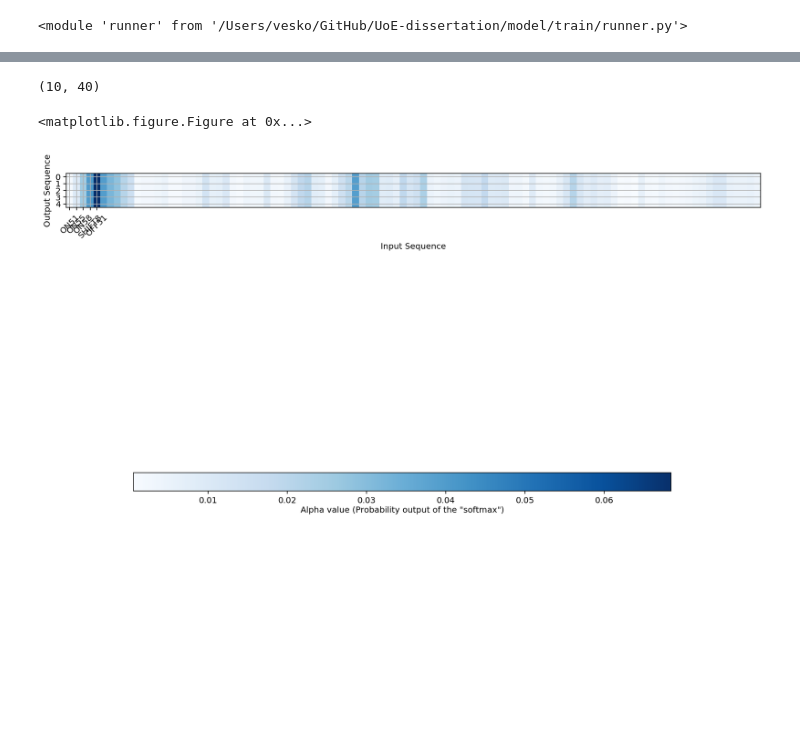
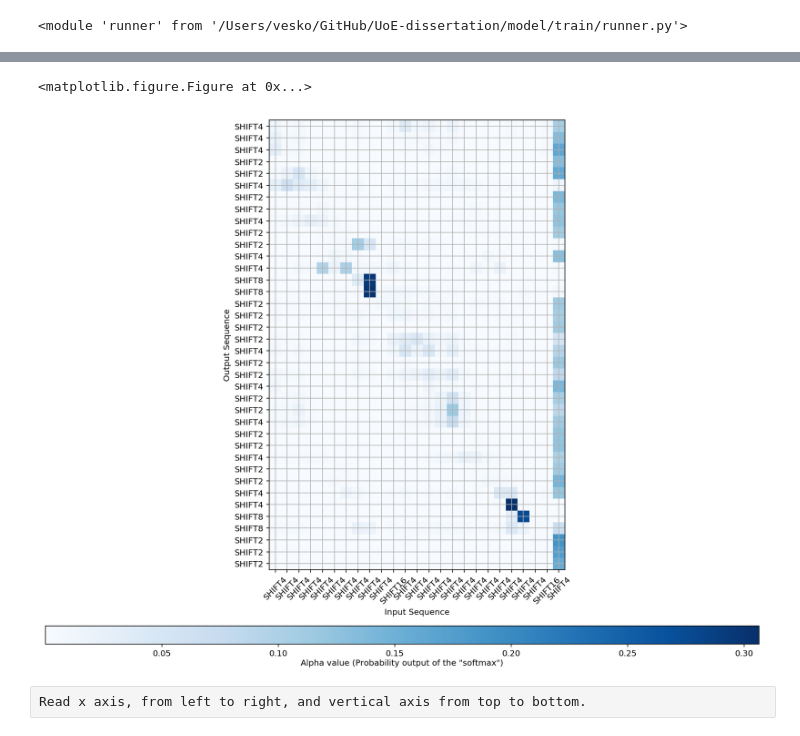
Before and after one commit to veskoch/UoE-dissertation, a Jupyter notebook: model/evaluate/viz/1.6 Viz.ipynb, the cells around one changed output, grey strips where cells are left out. Saved outputs shown, nothing was run; the diff lists cells and outputs as text; code cells hidden in the pictures; blank space fills up the shorter version.

Commit message:
clean up viz code + drop feature

```diff
--- a/model/evaluate/viz/1.6 Viz.ipynb
+++ b/model/evaluate/viz/1.6 Viz.ipynb
@@ -106,5 +104 @@ alignments[0].shape
-# %%
-alignments[1][0, 0:10, 0:40].shape
-# %% [output]
-(10, 40)
 # %%
@@ -149,10 +140,45 @@ def plot_attention(attention_map, input_tags = None, output_tags = None):
-# %%
-a = alignments[0]
-input_tags = sentences[0].split()
-i = 1
-
-plot_attention(a[:, i, :], input_tags)
-# %% [output]
-<matplotlib.figure.Figure at 0x...>
-[figure, removed]
+# %%
+def drop_event_type(drop_type, tags):
+    """Drops a list of event type(s) from a list of tags.
+    Both `event_type` and ` tags` must be lists."""
+
+    new_tags = list()
+    dropped_indices = list()
+    for i, tag in enumerate(tags):
+        if re.match(r'^ON[0-9]+$', tag):
+            tag_type = "ON"
+        elif re.match(r'^OFF[0-9]+$', tag):
+            tag_type = "OFF"
+        elif re.match(r'^SHIFT[0-9]+$', tag):
+            tag_type = "SHIFT"
+
+        if tag_type not in drop_type:
+            new_tags.append(tag)
+        else:
+            dropped_indices.append(i)
+
+    return dropped_indices, new_tags
+# %%
+i = 0
+drop_type = ["OFF", "ON"] # a list of event types to exclude from the activations plot
+# %%
+input_tags = features[i].split()
+output_tags = predictions[i].split()
+
+activations = alignments[i][0, :, :]
+
+dropped_input_indices, input_tags = drop_event_type(drop_type, input_tags)
+dropped_output_indices, output_tags = drop_event_type(drop_type, output_tags)
+
+activations = np.delete(activations, dropped_input_indices, axis=1)
+activations = np.delete(activations, dropped_output_indices, axis=0)
+
+activations = activations[:len(output_tags), 0:len(input_tags)]
+
+plot_attention(activations, input_tags, output_tags)
+# %% [output]
+<matplotlib.figure.Figure at 0x...>
+[figure, added]
+# %% [raw]
+Read x axis, from left to right, and vertical axis from top to bottom.
 # %%
```
Also changed, not shown: parts of 16 cells of this notebook.
